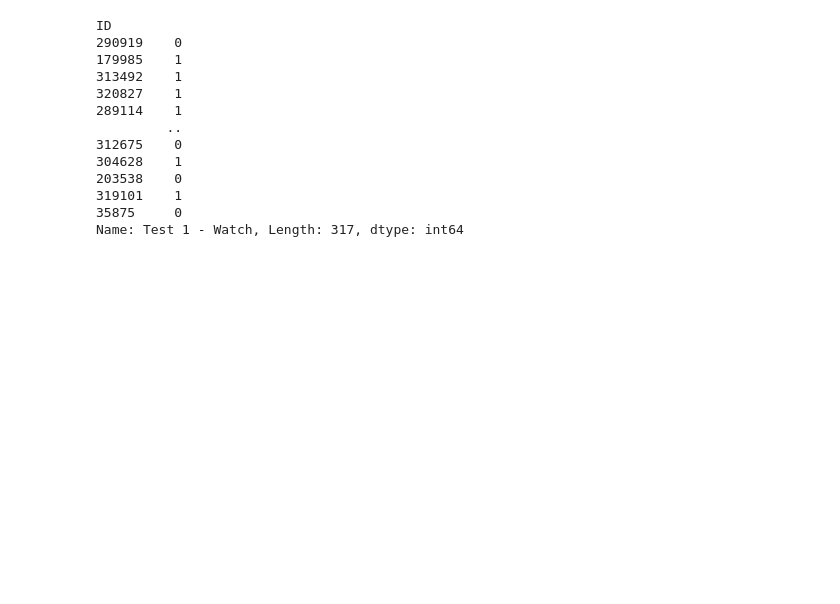
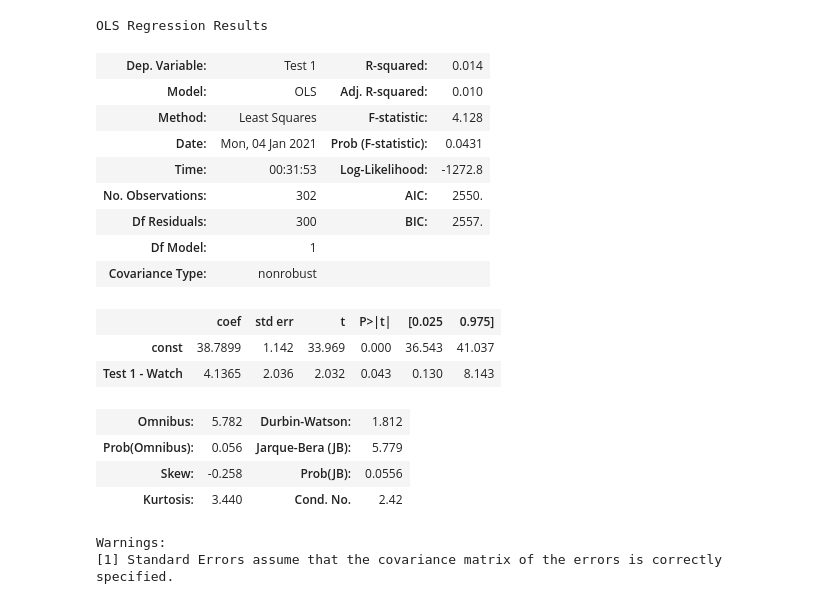
Before and after one commit to dmnguyen-uoft/ECO-202---Research, a Jupyter notebook: data_analysis.ipynb, the cells around one changed output. Cells and saved outputs as stored; diff of their text form; code cells hidden in the pictures; blank space fills up the shorter version.

```diff
--- a/data_analysis.ipynb
+++ b/data_analysis.ipynb
@@ -126,16 +154,30 @@ array([ 0,  5, 10, 15, 20, 25, 30, 35, 40, 45, 50, 55, 60, 65, 70, 75, 80,
-# %%
-df_grade['Test 1 - Watch']
-# %% [output]
-ID
-290919    0
-179985    1
-313492    1
-320827    1
-289114    1
-         ..
-312675    0
-304628    1
-203538    0
-319101    1
-35875     0
-Name: Test 1 - Watch, Length: 317, dtype: int64
+# %%
+# Effects of watching videos on Test 1 grade
+import statsmodels.api as sm
+data = df_grade[['Test 1', 'Test 1 - Watch']].dropna()
+y = data['Test 1']
+x = sm.add_constant(data['Test 1 - Watch'])
+
+model = sm.OLS(y, x).fit()
+
+model.summary()
+# %% [output]
+OLS Regression Results
+| Dep. Variable: | Test 1 | R-squared: | 0.014 |
+| Model: | OLS | Adj. R-squared: | 0.010 |
+| Method: | Least Squares | F-statistic: | 4.128 |
+| Date: | Mon, 04 Jan 2021 | Prob (F-statistic): | 0.0431 |
+| Time: | 00:31:53 | Log-Likelihood: | -1272.8 |
+| No. Observations: | 302 | AIC: | 2550. |
+| Df Residuals: | 300 | BIC: | 2557. |
+| Df Model: | 1 |  |  |
+| Covariance Type: | nonrobust |  |  |
+|  | coef | std err | t | P>|t| | [0.025 | 0.975] |
+| const | 38.7899 | 1.142 | 33.969 | 0.000 | 36.543 | 41.037 |
+| Test 1 - Watch | 4.1365 | 2.036 | 2.032 | 0.043 | 0.130 | 8.143 |
+| Omnibus: | 5.782 | Durbin-Watson: | 1.812 |
+| Prob(Omnibus): | 0.056 | Jarque-Bera (JB): | 5.779 |
+| Skew: | -0.258 | Prob(JB): | 0.0556 |
+| Kurtosis: | 3.440 | Cond. No. | 2.42 |
+Warnings:
+[1] Standard Errors assume that the covariance matrix of the errors is correctly specified.
```
Also changed, not shown: parts of 8 cells of this notebook.
